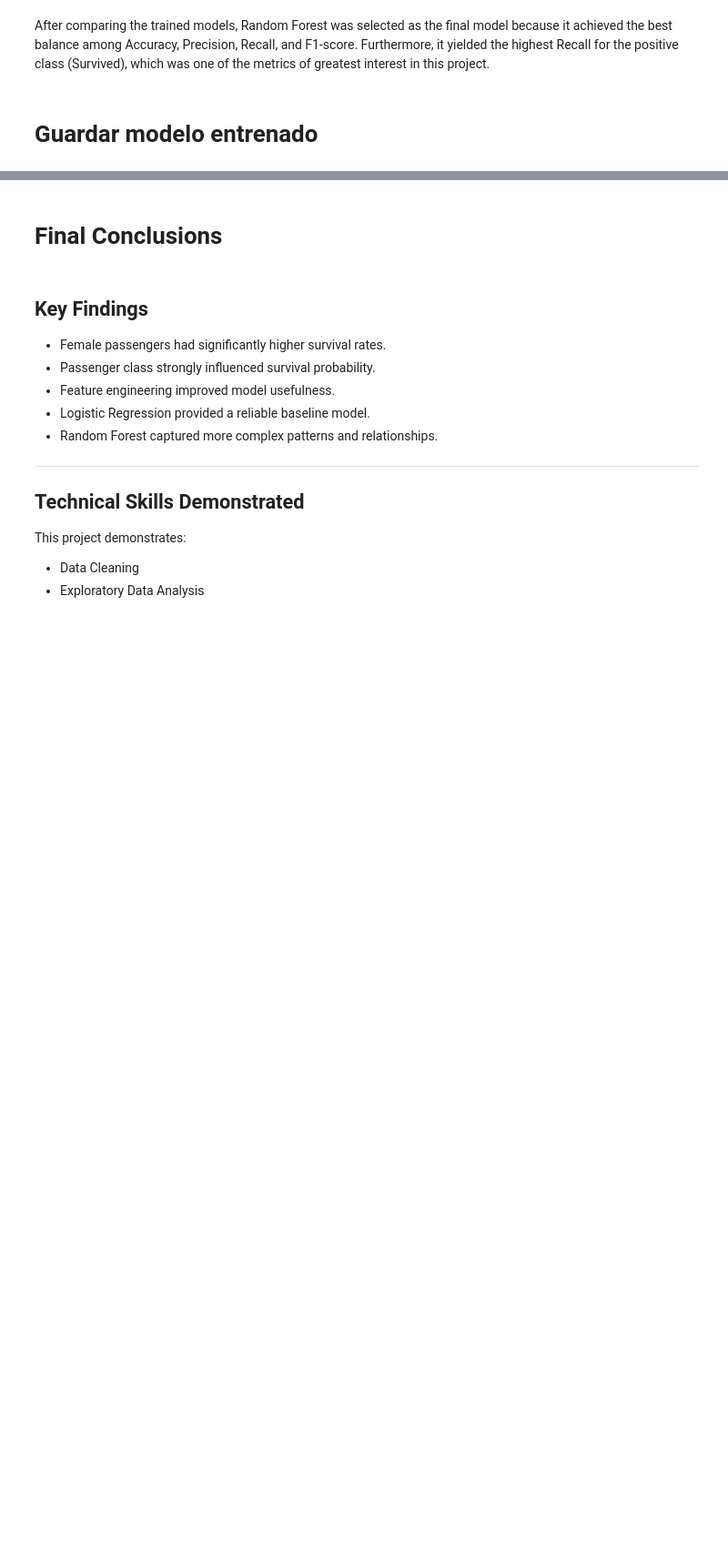
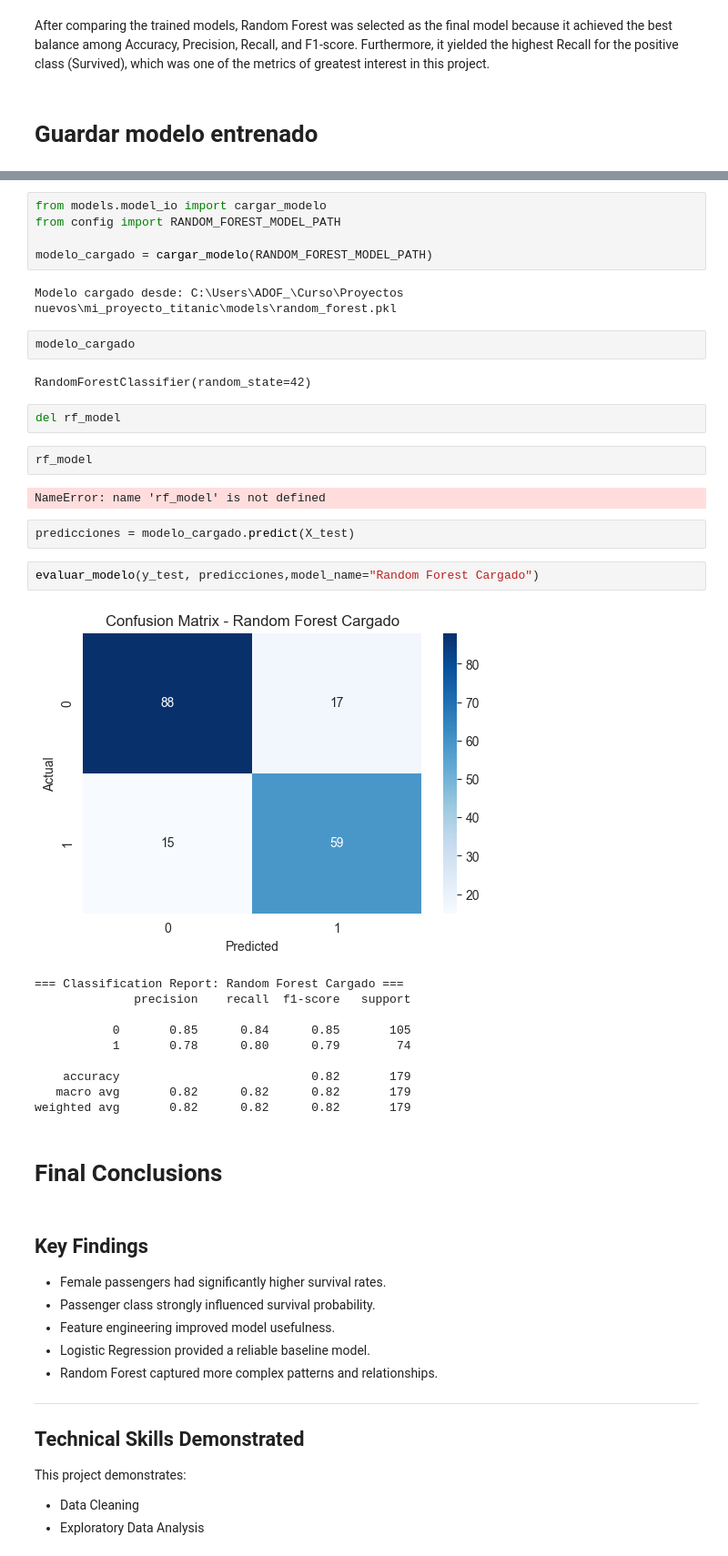
Before and after one commit to adof96/titanic-ml-project, a Jupyter notebook: notebooks/titanic_ml_pipeline.ipynb, the cells around one changed output, grey strips where cells are left out. Shown at 91% size. Cells and saved outputs as stored; diff of their text form; blank space fills up the shorter version.

Commit message:
model load to pkl working

```diff
--- a/notebooks/titanic_ml_pipeline.ipynb
+++ b/notebooks/titanic_ml_pipeline.ipynb
@@ -606,3 +608,35 @@ FileNotFoundError: [Errno 2] No such file or directory: 'models/random_forest.pk
+# %%
+from models.model_io import cargar_modelo
+from config import RANDOM_FOREST_MODEL_PATH
+
+modelo_cargado = cargar_modelo(RANDOM_FOREST_MODEL_PATH)
+# %% [output]
+Modelo cargado desde: C:\Users\ADOF_\Curso\Proyectos nuevos\mi_proyecto_titanic\models\random_forest.pkl
+# %%
+modelo_cargado
+# %% [output]
+RandomForestClassifier(random_state=42)
+# %%
+del rf_model
+# %%
+rf_model
+# %% [output]
+NameError: name 'rf_model' is not defined
+# %%
+predicciones = modelo_cargado.predict(X_test)
+# %%
+evaluar_modelo(y_test, predicciones,model_name="Random Forest Cargado")
+# %% [output]
+[figure, added]
+=== Classification Report: Random Forest Cargado ===
+              precision    recall  f1-score   support
+
+           0       0.85      0.84      0.85       105
+           1       0.78      0.80      0.79        74
+
+    accuracy                           0.82       179
+   macro avg       0.82      0.82      0.82       179
+weighted avg       0.82      0.82      0.82       179
 # %% [markdown]
 # Final Conclusions
 # %% [markdown]
```
Also changed, not shown: parts of 2 cells of this notebook, 2 other files.
